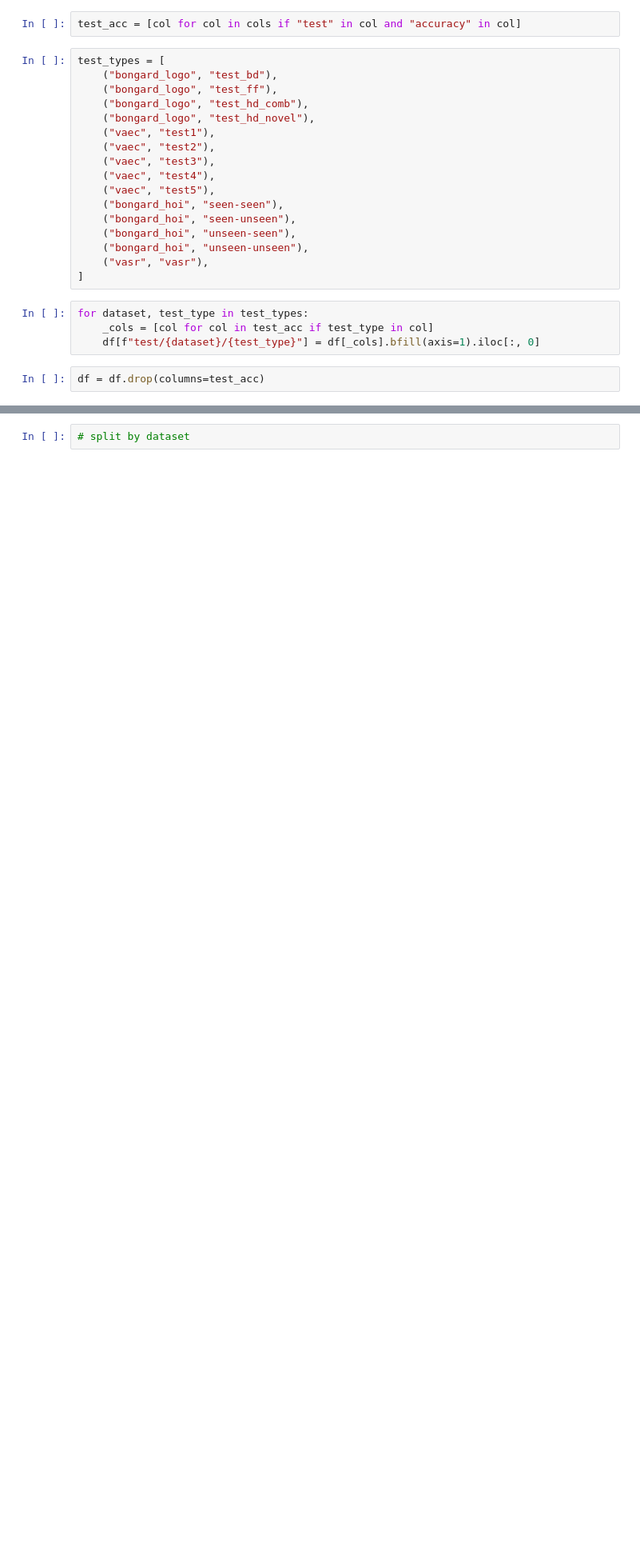
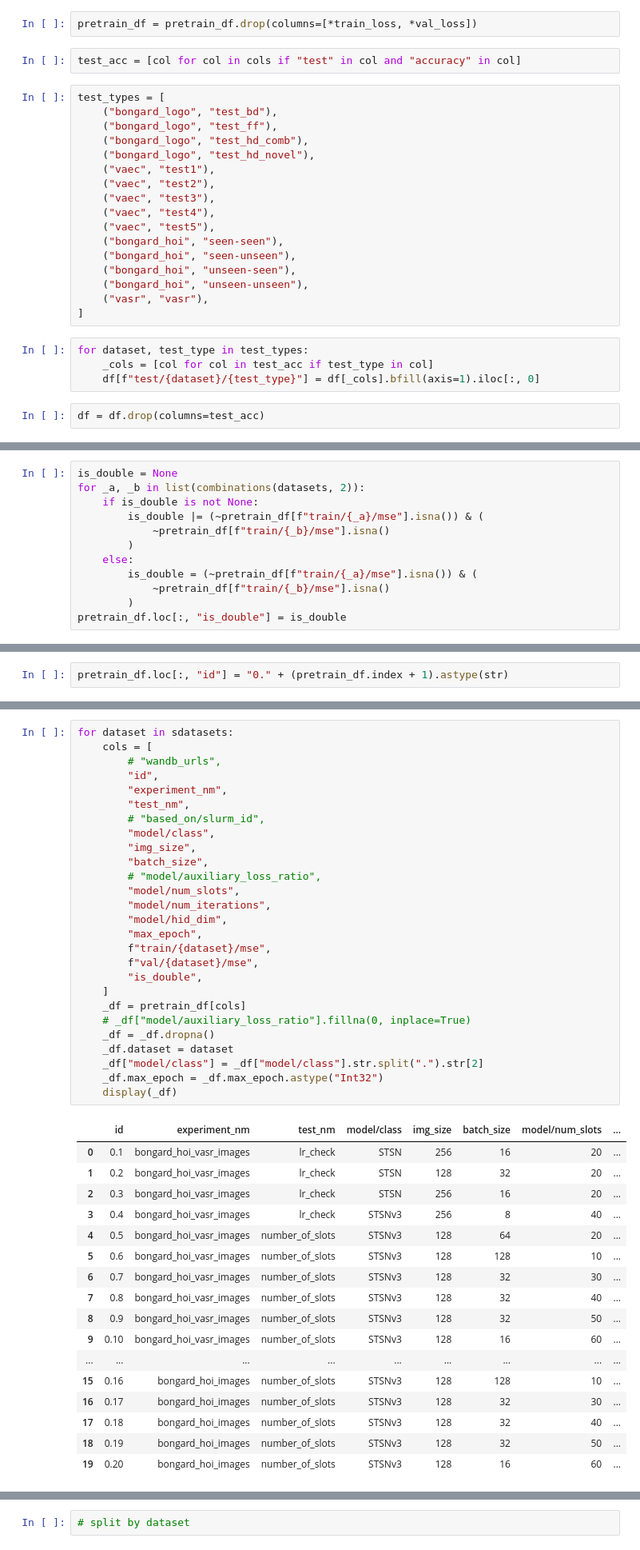
Before and after one commit to jakfol1217/Universal_AVR_Model, a Jupyter notebook: src/notebooks/collect_experiments_results.ipynb, the cells around one changed output, grey strips where cells are left out. Shown at 80% size. Saved outputs shown, nothing was run; the diff lists cells and outputs as text; blank space fills up the shorter version.

```diff
--- a/src/notebooks/collect_experiments_results.ipynb
+++ b/src/notebooks/collect_experiments_results.ipynb
@@ -129,6 +143,8 @@ df = df.drop(
     columns=set(train_acc) - {f"train/{dataset}/accuracy" for dataset in datasets}
 )
 df = df.drop(columns=set(val_acc) - {f"val/{dataset}/accuracy" for dataset in datasets})
+# %%
+pretrain_df = pretrain_df.drop(columns=[*train_loss, *val_loss])
 # %%
 test_acc = [col for col in cols if "test" in col and "accuracy" in col]
 # %%
@@ -181,0 +186,12 @@ df.head()
+# %%
+is_double = None
+for _a, _b in list(combinations(datasets, 2)):
+    if is_double is not None:
+        is_double |= (~pretrain_df[f"train/{_a}/mse"].isna()) & (
+            ~pretrain_df[f"train/{_b}/mse"].isna()
+        )
+    else:
+        is_double = (~pretrain_df[f"train/{_a}/mse"].isna()) & (
+            ~pretrain_df[f"train/{_b}/mse"].isna()
+        )
+pretrain_df.loc[:, "is_double"] = is_double
@@ -181,0 +210,2 @@ df.head()
+# %%
+pretrain_df.loc[:, "id"] = "0." + (pretrain_df.index + 1).astype(str)
@@ -181,0 +218,45 @@ df.head()
+# %%
+for dataset in sdatasets:
+    cols = [
+        # "wandb_urls",
+        "id",
+        "experiment_nm",
+        "test_nm",
+        # "based_on/slurm_id",
+        "model/class",
+        "img_size",
+        "batch_size",
+        # "model/auxiliary_loss_ratio",
+        "model/num_slots",
+        "model/num_iterations",
+        "model/hid_dim",
+        "max_epoch",
+        f"train/{dataset}/mse",
+        f"val/{dataset}/mse",
+        "is_double",
+    ]
+    _df = pretrain_df[cols]
+    # _df["model/auxiliary_loss_ratio"].fillna(0, inplace=True)
+    _df = _df.dropna()
+    _df.dataset = dataset
+    _df["model/class"] = _df["model/class"].str.split(".").str[2]
+    _df.max_epoch = _df.max_epoch.astype("Int32")
+    display(_df)
+# %% [output]
+|  | id | experiment_nm | test_nm | model/class | img_size | batch_size | model/num_slots | ... |
+| 0 | 0.1 | bongard_hoi_vasr_images | lr_check | STSN | 256 | 16 | 20 | ... |
+| 1 | 0.2 | bongard_hoi_vasr_images | lr_check | STSN | 128 | 32 | 20 | ... |
+| 2 | 0.3 | bongard_hoi_vasr_images | lr_check | STSN | 256 | 16 | 20 | ... |
+| 3 | 0.4 | bongard_hoi_vasr_images | lr_check | STSNv3 | 256 | 8 | 40 | ... |
+| 4 | 0.5 | bongard_hoi_vasr_images | number_of_slots | STSNv3 | 128 | 64 | 20 | ... |
+| 5 | 0.6 | bongard_hoi_vasr_images | number_of_slots | STSNv3 | 128 | 128 | 10 | ... |
+| 6 | 0.7 | bongard_hoi_vasr_images | number_of_slots | STSNv3 | 128 | 32 | 30 | ... |
+| 7 | 0.8 | bongard_hoi_vasr_images | number_of_slots | STSNv3 | 128 | 32 | 40 | ... |
+| 8 | 0.9 | bongard_hoi_vasr_images | number_of_slots | STSNv3 | 128 | 32 | 50 | ... |
+| 9 | 0.10 | bongard_hoi_vasr_images | number_of_slots | STSNv3 | 128 | 16 | 60 | ... |
+| ... | ... | ... | ... | ... | ... | ... | ... | ... |
+| 15 | 0.16 | bongard_hoi_images | number_of_slots | STSNv3 | 128 | 128 | 10 | ... |
+| 16 | 0.17 | bongard_hoi_images | number_of_slots | STSNv3 | 128 | 32 | 30 | ... |
+| 17 | 0.18 | bongard_hoi_images | number_of_slots | STSNv3 | 128 | 32 | 40 | ... |
+| 18 | 0.19 | bongard_hoi_images | number_of_slots | STSNv3 | 128 | 32 | 50 | ... |
+| 19 | 0.20 | bongard_hoi_images | number_of_slots | STSNv3 | 128 | 16 | 60 | ... |
```
Also changed, not shown: parts of 36 cells of this notebook, 1 other file.
